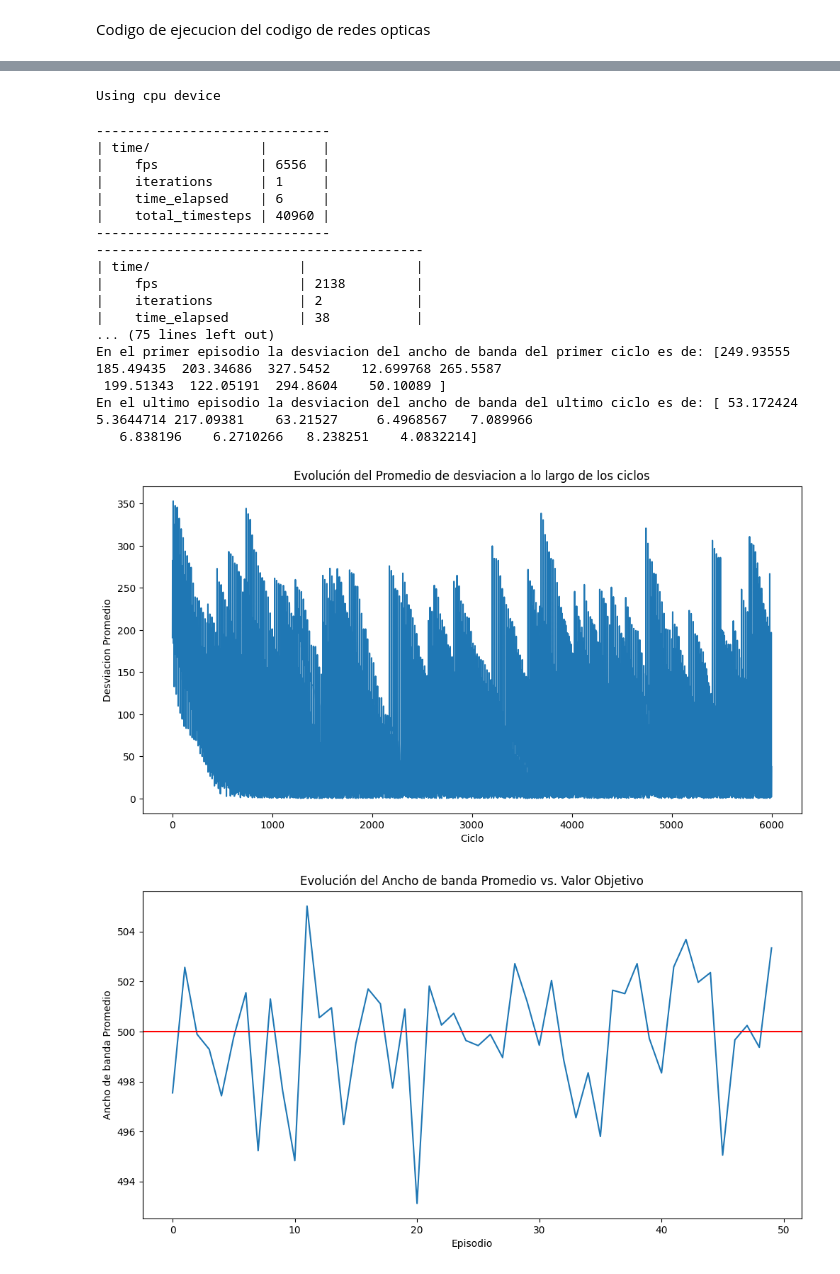
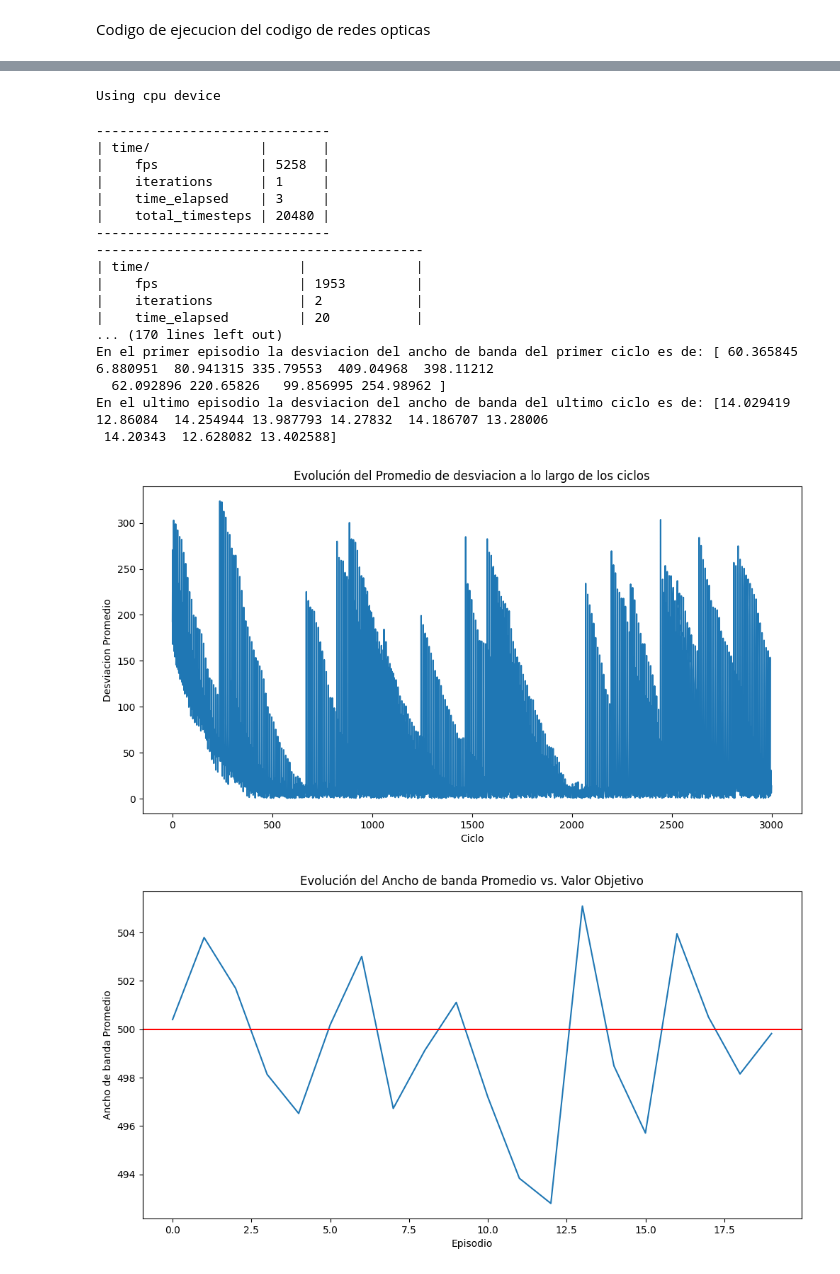
Before and after one commit to dpm1002/TFG-GII-Aprendizaje-por-refuerzo-Reinforcement-Learning-en-redes-opticas-pasivas, a Jupyter notebook: Redes opticas/script.ipynb, the cells around one changed output, grey strips where cells are left out. Saved outputs shown, nothing was run; the diff lists cells and outputs as text; code cells hidden in the pictures.

```diff
--- a/Redes opticas/script.ipynb
+++ b/Redes opticas/script.ipynb
@@ -25,14 +25,14 @@ def make_env(env_id: str, rank: int, seed: int):
 
 if __name__ == "__main__":
     env_id = 'RedesOpticasEnv-v0'  # Hay que asegurarse de que este ID coincida con el registrado
-    num_test = 20
+    num_test = 10
     seed = np.random.randint(0, 10)
     vec_env = DummyVecEnv([make_env(env_id, i, seed) for i in range(num_test)])
     model = PPO("MultiInputPolicy", vec_env, verbose=1, n_steps=2048, learning_rate=0.00025, gamma=0.99, gae_lambda=0.95)
     model.learn(total_timesteps=200_000)
 
     # Fase de prueba
-    num_test_episodes = 50  # Número de episodios de prueba
+    num_test_episodes = 20  # Número de episodios de prueba
 
     BGarantizado=500
 
@@ -42,8 +42,6 @@ if __name__ == "__main__":
     mean_band_onu = []  # Lista para almacenar promedios por episodio
 
     average_deviation=[]
-
-
 
 
     for episode in range(num_test_episodes):
@@ -113,43 +111,43 @@ if __name__ == "__main__":
     for i in range(10):
 
         filas.append({
             'Ancho de banda primer ciclo': band_onu[len(band_onu)-1][0][i],
             'Ancho de banda ultimo ciclo': band_onu[len(band_onu)-1][len(band_onu[len(band_onu)-1])-1][i],
             'Desviacion del BGarantizado primer ciclo': abs(BGarantizado-band_onu[len(band_onu)-1][0][i]),
             'Desviacion del BGarantizado ultimo ciclo': abs(BGarantizado-band_onu[len(band_onu)-1][len(band_onu[len(band_onu)-1])-1][i])
 
         })
 
     # Convertir en DataFrame
     df = pd.DataFrame(filas)
 
     display(df)
 # %% [output]
 Pyarrow will become a required dependency of pandas in the next major release of pandas (pandas 3.0),
 (to allow more performant data types, such as the Arrow string type, and better interoperability with other libraries)
 but was not found to be installed on your system.
 If this would cause problems for you,
 please provide us feedback at https://github.com/pandas-dev/pandas/issues/54466
 
   import pandas as pd
 Using cpu device
 ------------------------------
 | time/              |       |
-|    fps             | 6556  |
+|    fps             | 5258  |
 |    iterations      | 1     |
-|    time_elapsed    | 6     |
-|    total_timesteps | 40960 |
+|    time_elapsed    | 3     |
+|    total_timesteps | 20480 |
 ------------------------------
 ------------------------------------------
 | time/                   |              |
-|    fps                  | 2138         |
+|    fps                  | 1953         |
 |    iterations           | 2            |
-|    time_elapsed         | 38           |
-... (75 lines left out)
-En el primer episodio la desviacion del ancho de banda del primer ciclo es de: [249.93555  185.49435  203.34686  327.5452    12.699768 265.5587
- 199.51343  122.05191  294.8604    50.10089 ]
-En el ultimo episodio la desviacion del ancho de banda del ultimo ciclo es de: [ 53.172424    5.3644714 217.09381    63.21527     6.4968567   7.089966
-   6.838196    6.2710266   8.238251    4.0832214]
+|    time_elapsed         | 20           |
+... (170 lines left out)
+En el primer episodio la desviacion del ancho de banda del primer ciclo es de: [ 60.365845   6.880951  80.941315 335.79553  409.04968  398.11212
+  62.092896 220.65826   99.856995 254.98962 ]
+En el ultimo episodio la desviacion del ancho de banda del ultimo ciclo es de: [14.029419 12.86084  14.254944 13.987793 14.27832  14.186707 13.28006
+ 14.20343  12.628082 13.402588]
-[figure, old version]
+[figure, new version]
-[figure, old version]
+[figure, new version]
 |  | Ancho de banda primer ciclo | Ancho de banda ultimo ciclo | Desviacion del BGarantizado prime... | Desviacion del BGarantizado ultim... |
```
Also changed, not shown: parts of 1 cell of this notebook, 5 other files.
